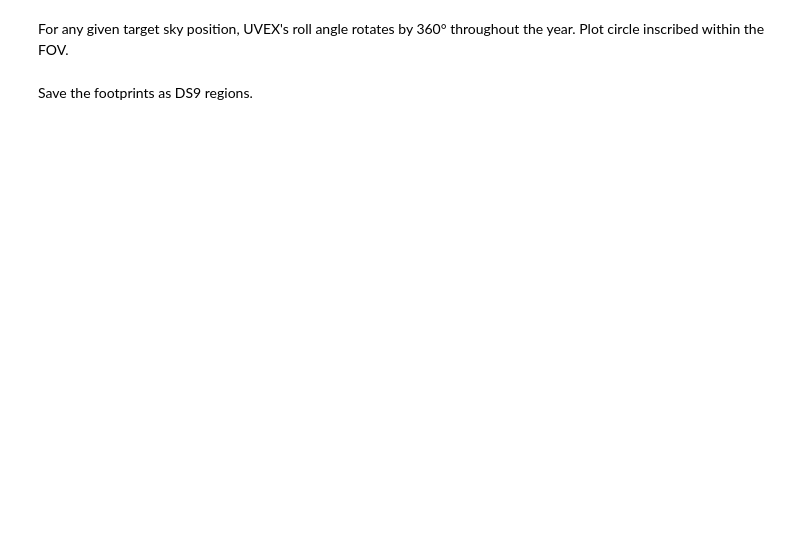
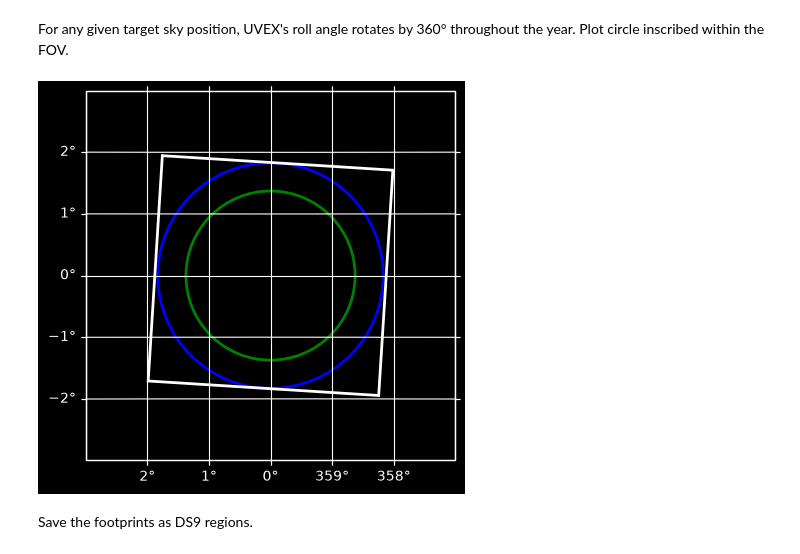
Before and after one commit to m4opt/uvex-scheduler, a Jupyter notebook: notebooks/fov.ipynb, the cells around one changed output. Cells and saved outputs as stored; diff of their text form; code cells hidden in the pictures; blank space fills up the shorter version.

```diff
--- a/notebooks/fov.ipynb
+++ b/notebooks/fov.ipynb
@@ -59,32 +213,47 @@ fig.savefig("../visualizations/fov.pdf", metadata={"CreationDate": None})
 # %% [markdown]
 For any given target sky position, UVEX's roll angle rotates by 360° throughout the year. Plot circle inscribed within the FOV.
 # %%
-width, height = plt.rcParams["figure.figsize"]
-fig = plt.figure(figsize=(width, width))
+%%skipif not SAVE_FOV_ANIMATION
+# ========================================= #
+# Generate the animation                    #
+# ========================================= #
+# Demonstrates that the inscribed circle (and reduced inscribed circle) FOVs stay fixed
+# while the true chip footprint rotates underneath them as the instrument's roll angle
+# varies over the course of a year. The bounding rectangle is used as a stand-in for the
+# rotating chip footprint since it, like the chips, is not roll-angle invariant.
+
+fig = plt.figure()
 ax = fig.add_subplot(projection="astro degrees zoom", radius=3 * u.deg)
 
-ax.add_patch(inscribed_circle.to_pixel(ax.wcs).as_artist())
+# Add the inscribed circle in blue
+ax.add_patch(INSCRIBED_CIRCLE_FOV.to_pixel(ax.wcs).as_artist(linewidth=2, edgecolor="b"))
+
+# Add the reduced inscribed circle in green
+ax.add_patch(REDUCED_INSCRIBED_CIRCLE_FOV.to_pixel(ax.wcs).as_artist(linewidth=2, edgecolor="g"))
+
 ax.grid()
 for key in ["ra", "dec"]:
     ax.coords[key].set_auto_axislabel(False)
 
 blit = []
 rolls = np.linspace(0, 180, endpoint=False) * u.deg
-regions = fov.footprint(bounding_rectangle, SkyCoord(0 * u.deg, 0 * u.deg), rolls)
+rotated_regions = fov.footprint(BOUNDING_RECTANGLE_FOV, SkyCoord(0 * u.deg, 0 * u.deg), rolls)
 
-with tqdm(total=len(regions)) as progress:
+with tqdm(total=len(rotated_regions)) as progress:
 
     def animate(region: Region):
         for artist in blit:
             artist.remove()
         del blit[:]
         blit.append(ax.add_patch(region.to_pixel(ax.wcs).as_artist(linewidth=2)))
         progress.update()
         return blit
 
-    FuncAnimation(fig, animate, regions, blit=True, interval=50).save(
-        "../visualizations/fov.mp4"
+    FuncAnimation(fig, animate, rotated_regions, blit=True, interval=50).save(
+        OUTPUT_PATH / "fov.mp4"
     )
+# %% [output]
+[figure, added]
 # %% [markdown]
 Save the footprints as DS9 regions.
 # %%
```
Also changed, not shown: parts of 17 cells of this notebook, 4 other files.
